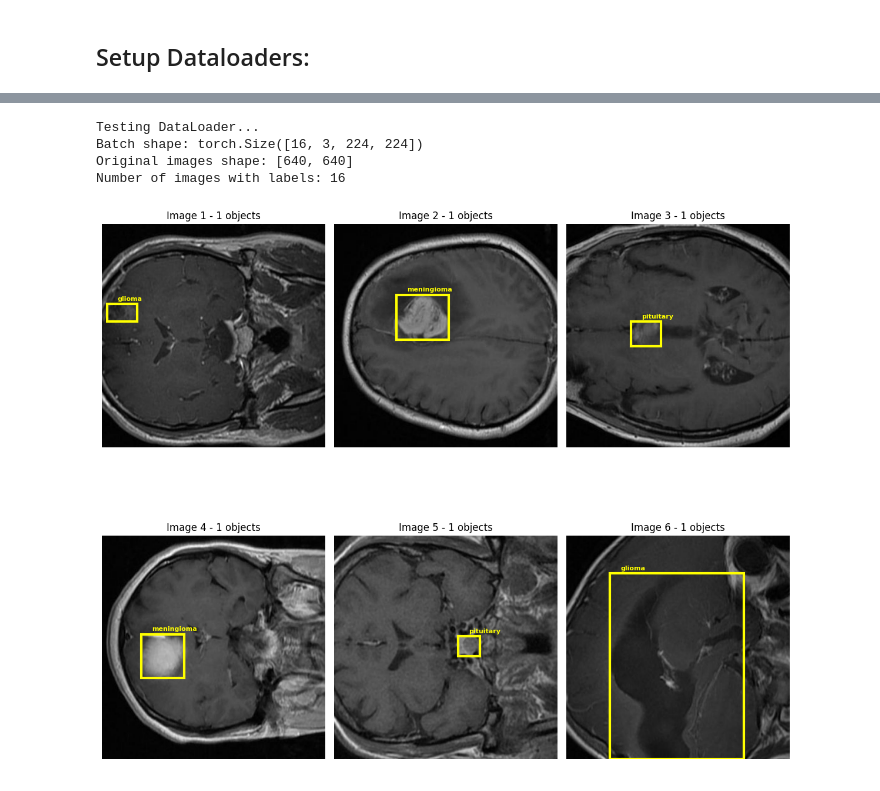
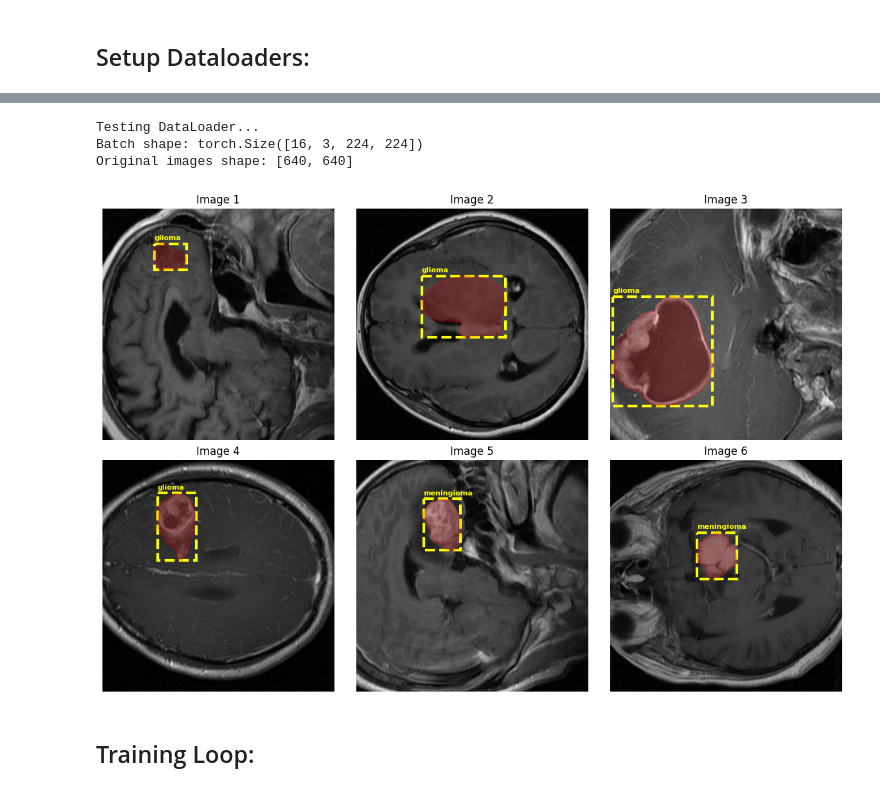
Before and after one commit to nramira/dino_finetuning, a Jupyter notebook: notebooks/notebook.ipynb, the cells around one changed output, grey strips where cells are left out. Drawn from its saved outputs; the diff is of its cells as text; code cells hidden in the pictures.

Commit message:
Add support to multilabel datasets

```diff
--- a/notebooks/notebook.ipynb
+++ b/notebooks/notebook.ipynb
@@ -77,17 +73,21 @@ Images in images: 612, Different sizes: {(640, 640)}
 Labels in labels: 612, Labels per file: {1}
 # %%
 # Check that all images are labeled
-def image_has_label(images_path: Path, labels_path: Path) -> None:
+def image_has_label(directory: Path) -> None:
+    images_path = directory / "images"
+    labels_path = directory / "labels"
+
     for image_path in images_path.glob("*.jpg"):
         label_file = labels_path / f"{image_path.stem}.txt"
         if not label_file.exists():
             print(f"Image {image_path} does not have a corresponding label file.")
+
     print(f"All images in {images_path} have corresponding label files in {labels_path}")
 
 
-for images_path, labels_path, dataset_name in datasets:
+for dataset_name, path in datasets.items():
     print(f"\n{dataset_name} Dataset:")
-    image_has_label(images_path, labels_path)
+    image_has_label(path)
 # %% [output]
 Train Dataset:
 All images in ../data/BrainTumor/train/images have corresponding label files in ../data/BrainTumor/train/labels
@@ -574,10 +589,9 @@ def visualize_batch(dataloader, num_samples=6) -> None:
 
     print(f"Batch shape: {pixel_values.shape}")
     print(f"Original images shape: {F.get_size(original_images[0])}")
-    print(f"Number of images with labels: {sum(1 for labels in labels_list if len(labels) > 0)}")
 
     # Plot images with bounding boxes
-    fig, axes = plt.subplots(2, 3, figsize=(12, 12))
+    fig, axes = plt.subplots(2, 3, figsize=(12, 8))
     axes = axes.flatten()
 
     for i in range(min(num_samples, len(original_images))):
@@ -586,36 +600,45 @@ def visualize_batch(dataloader, num_samples=6) -> None:
         labels = labels_list[i]
 
         # Display image
         ax.imshow(image)
-        ax.set_title(f"Image {i + 1} - {len(labels)} objects")
+        ax.set_title(f"Image {i + 1}")
         ax.axis("off")
 
         # Draw bounding boxes
         for label in labels:
-            bbox = label["bbox"]  # [x_min, y_min, x_max, y_max]
+            bbox = label["bbox"]
+            polygon_points = label["vertices"]
             class_id = label["class_id"]
 
             # Create rectangle patch
             x_min, y_min, x_max, y_max = bbox
             width = x_max - x_min
             height = y_max - y_min
 
-            rect = patches.Rectangle((x_min, y_min), width, height, linewidth=3, edgecolor="yellow", facecolor="none")
+            # Draw both polygon and bounding box
+            rect = patches.Rectangle(
+                (x_min, y_min), width, height, linewidth=3, edgecolor="yellow", facecolor="none", linestyle="--"
+            )
+            polygon = patches.Polygon(
+                polygon_points, linewidth=2, edgecolor="red", facecolor="red", alpha=0.2, closed=True
+            )
             ax.add_patch(rect)
+            ax.add_patch(polygon)
 
             # Add class label
-            ax.text(x_min + 30, y_min - 10, f"{CLASSES_NAMES[class_id]}", color="yellow", fontsize=8, fontweight="bold")
+            ax.text(x_min, y_min - 10, f"{CLASSES_NAMES[class_id]}", color="yellow", fontsize=8, fontweight="bold")
 
     plt.tight_layout()
     plt.show()
 
 
 # Test the dataloader
 print("Testing DataLoader...")
 visualize_batch(train_dataloader)
 # %% [output]
 Testing DataLoader...
 Batch shape: torch.Size([16, 3, 224, 224])
 Original images shape: [640, 640]
-Number of images with labels: 16
-[figure, old version]
+[figure, new version]
+# %% [markdown]
+## Training Loop:
```
Also changed, not shown: parts of 9 cells of this notebook.
